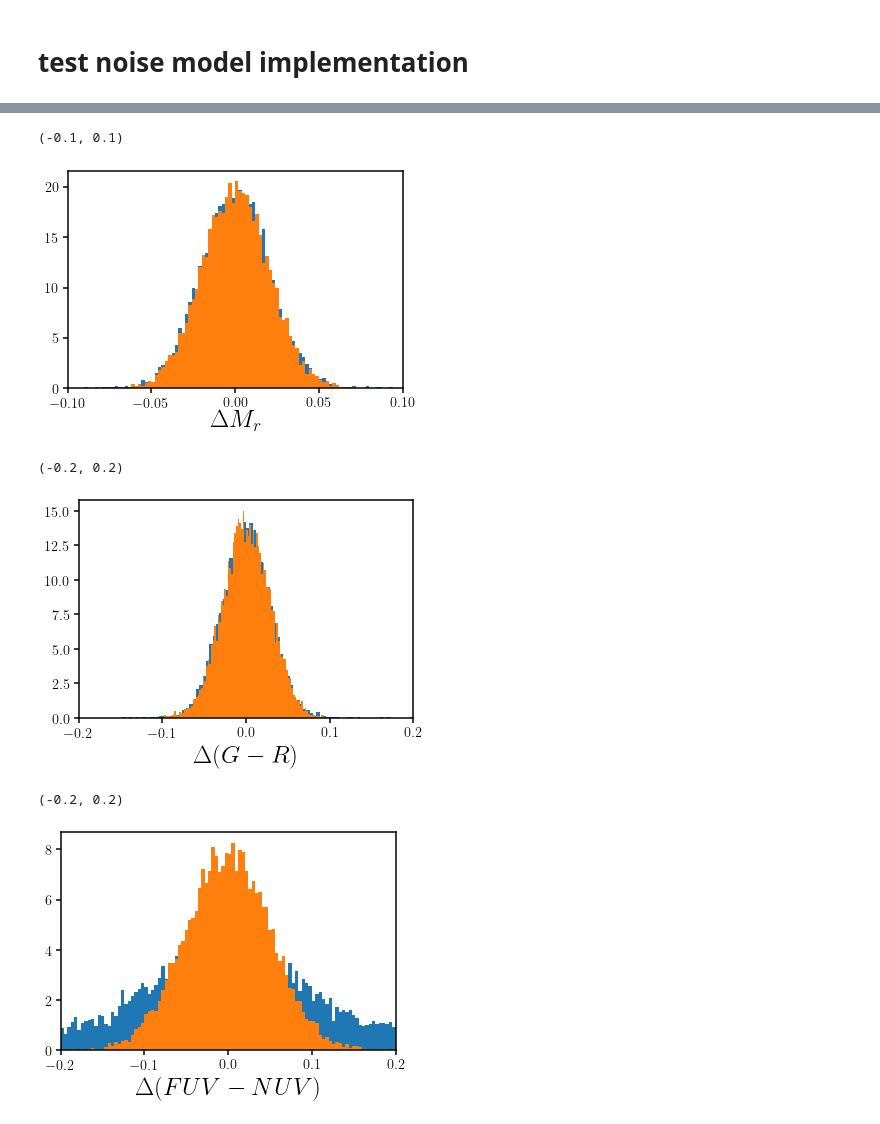
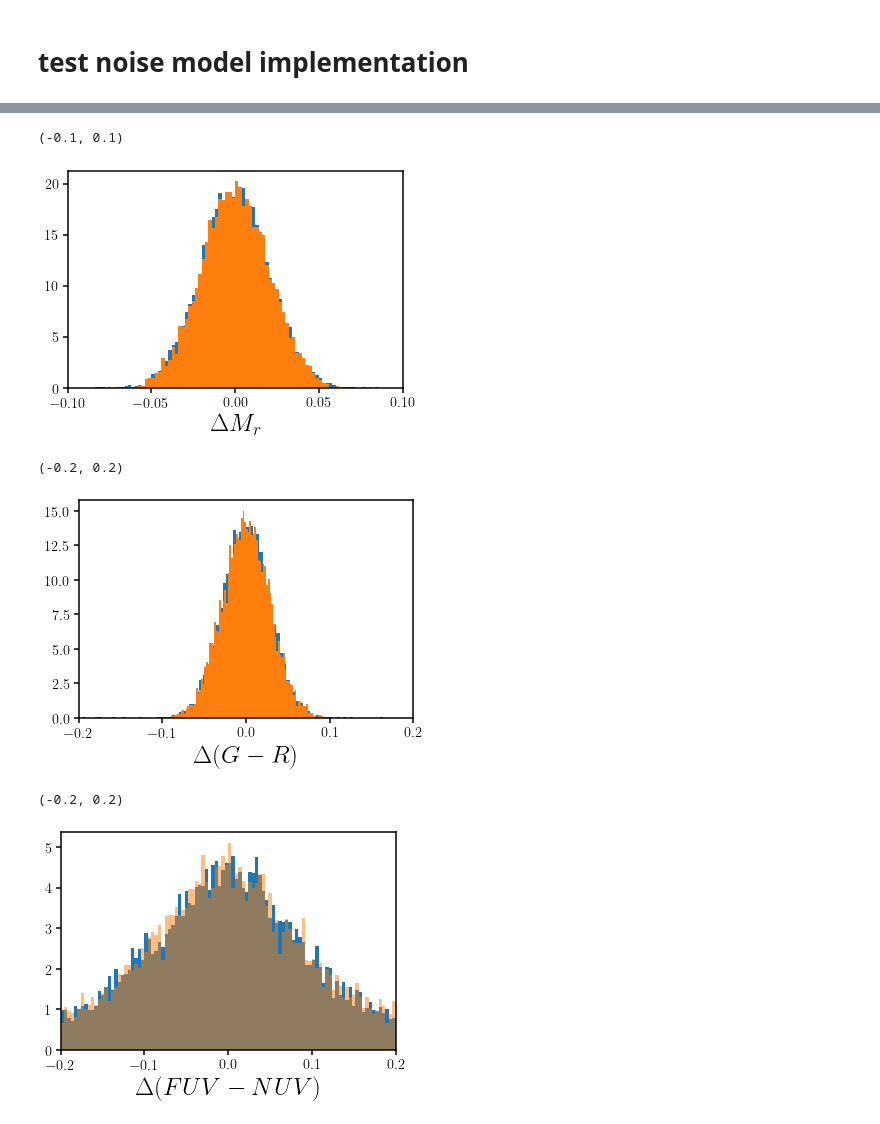
Before and after one commit to IQcollaboratory/galpopFM, a Jupyter notebook: nb/noise_model.ipynb, the cells around one changed output, grey strips where cells are left out. Cells and saved outputs as stored; diff of their text form; code cells hidden in the pictures.

Commit message:
updated the noise model based on new FUV and NUV abs mag cut

```diff
--- a/nb/noise_model.ipynb
+++ b/nb/noise_model.ipynb
@@ -170,15 +172,15 @@ x_mod_nonoise = dustInfer.sumstat_model(theta,
                                         sed=sim_sed,
                                         dem='slab_noll_msfr_fixbump',
                                         statistic='3d',
+                                        sfr0_prescription='sfrmin',
                                         noise=False,
-                                        extra_data=None,
                                         return_datavector=True)
 x_mod_noise = dustInfer.sumstat_model(theta,
                                       sed=sim_sed,
                                       dem='slab_noll_msfr_fixbump',
                                       statistic='3d',
+                                      sfr0_prescription='sfrmin',
                                       noise=True,
-                                      extra_data=None,
                                       return_datavector=True)
 # %%
 fig = plt.figure(figsize=(12,5))
@@ -221,20 +223,21 @@ plt.xlabel('$\Delta M_r$', fontsize=25)
 plt.xlim(-0.1, 0.1)
 # %% [output]
 (-0.1, 0.1)
-[figure, old version]
+[figure, new version]
 # %%
 plt.hist(x_mod_noise[1] - x_mod_nonoise[1], range=(-0.2, 0.2), bins=100, density=True)
-plt.hist(np.random.normal(size=len(x_mod_noise[0]))*0.0283, range=(-0.1, 0.1), bins=100, density=True)
+plt.hist(np.random.normal(size=len(x_mod_noise[0]))*0.02835, range=(-0.1, 0.1), bins=100, density=True)
 plt.xlabel(r'$\Delta (G-R)$', fontsize=25)
 plt.xlim(-0.2, 0.2)
 # %% [output]
 (-0.2, 0.2)
-[figure, old version]
+[figure, new version]
 # %%
 plt.hist(x_mod_noise[2] - x_mod_nonoise[2], range=(-0.2, 0.2), bins=100, density=True)
-plt.hist(np.random.normal(size=len(x_mod_noise[0]))*0.05, range=(-0.2, 0.2), bins=100, density=True)
+noise_fnuv = np.random.normal(size=len(x_mod_noise[0])) * chi2.rvs(2, loc=0.05, scale=0.05, size=len(x_mod_noise[0]))
+plt.hist(noise_fnuv, range=(-0.2, 0.2), bins=100, alpha=0.5, density=True)
 plt.xlabel(r'$\Delta (FUV-NUV)$', fontsize=25)
 plt.xlim(-0.2, 0.2)
 # %% [output]
 (-0.2, 0.2)
-[figure, old version]
+[figure, new version]
```
Also changed, not shown: parts of 7 cells of this notebook.
